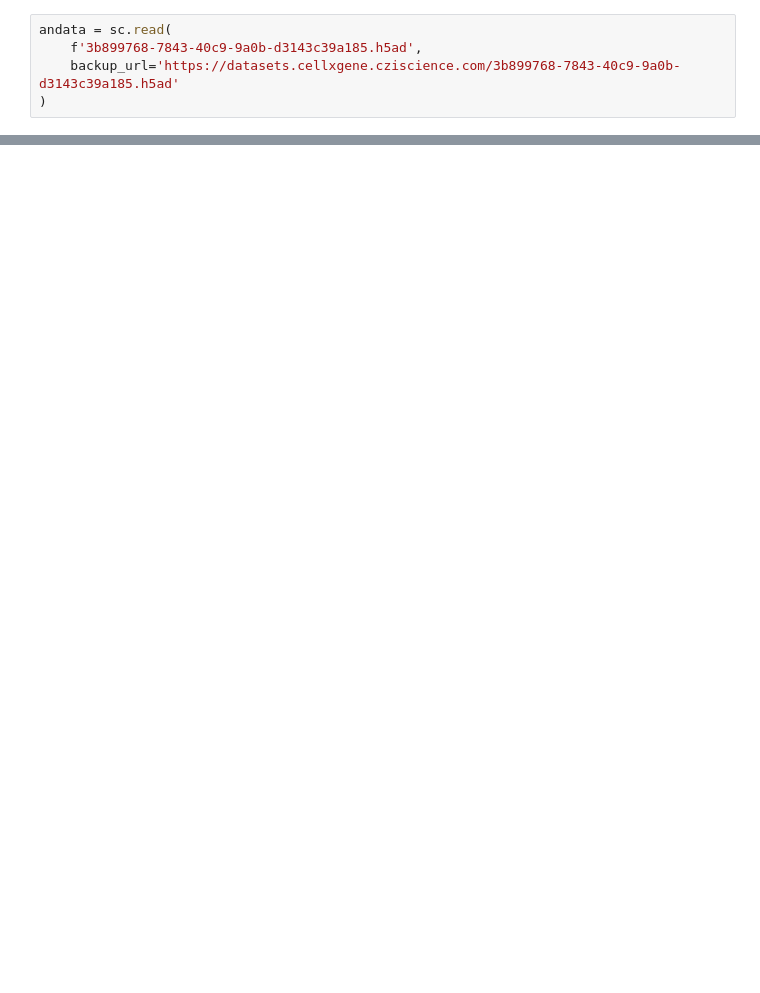
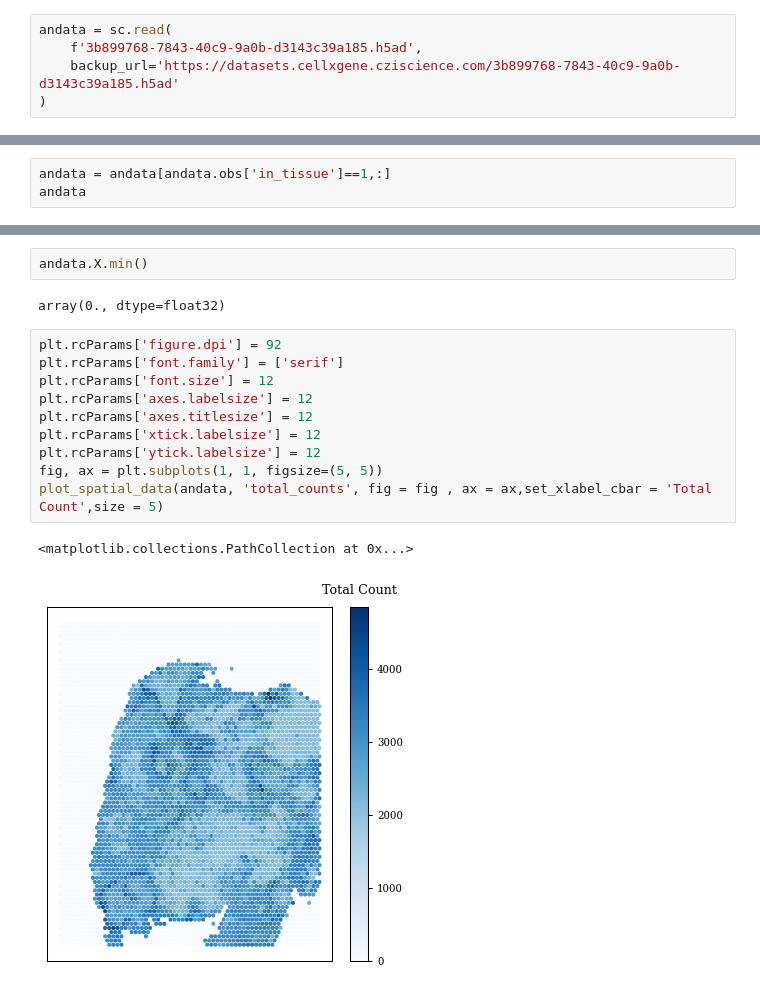
Before and after one commit to gkanfer/SpatialOmicsToolkit, a Jupyter notebook: Untitled.ipynb, the cells around one changed output, grey strips where cells are left out. Drawn from its saved outputs; the diff is of its cells as text; blank space fills up the shorter version.

```diff
--- a/Untitled.ipynb
+++ b/Untitled.ipynb
@@ -61,0 +80,3 @@ andata.uns["config"]["secondary_var_names"] = andata.var_names
+# %%
+andata = andata[andata.obs['in_tissue']==1,:]
+andata
@@ -61,0 +106,17 @@ andata.uns["config"]["secondary_var_names"] = andata.var_names
+# %%
+andata.X.min()
+# %% [output]
+array(0., dtype=float32)
+# %%
+plt.rcParams['figure.dpi'] = 92
+plt.rcParams['font.family'] = ['serif']
+plt.rcParams['font.size'] = 12
+plt.rcParams['axes.labelsize'] = 12
+plt.rcParams['axes.titlesize'] = 12
+plt.rcParams['xtick.labelsize'] = 12
+plt.rcParams['ytick.labelsize'] = 12
+fig, ax = plt.subplots(1, 1, figsize=(5, 5))
+plot_spatial_data(andata, 'total_counts', fig = fig , ax = ax,set_xlabel_cbar = 'Total Count',size = 5)
+# %% [output]
+<matplotlib.collections.PathCollection at 0x...>
+[figure, added]
```
Also changed, not shown: parts of 12 cells of this notebook.
